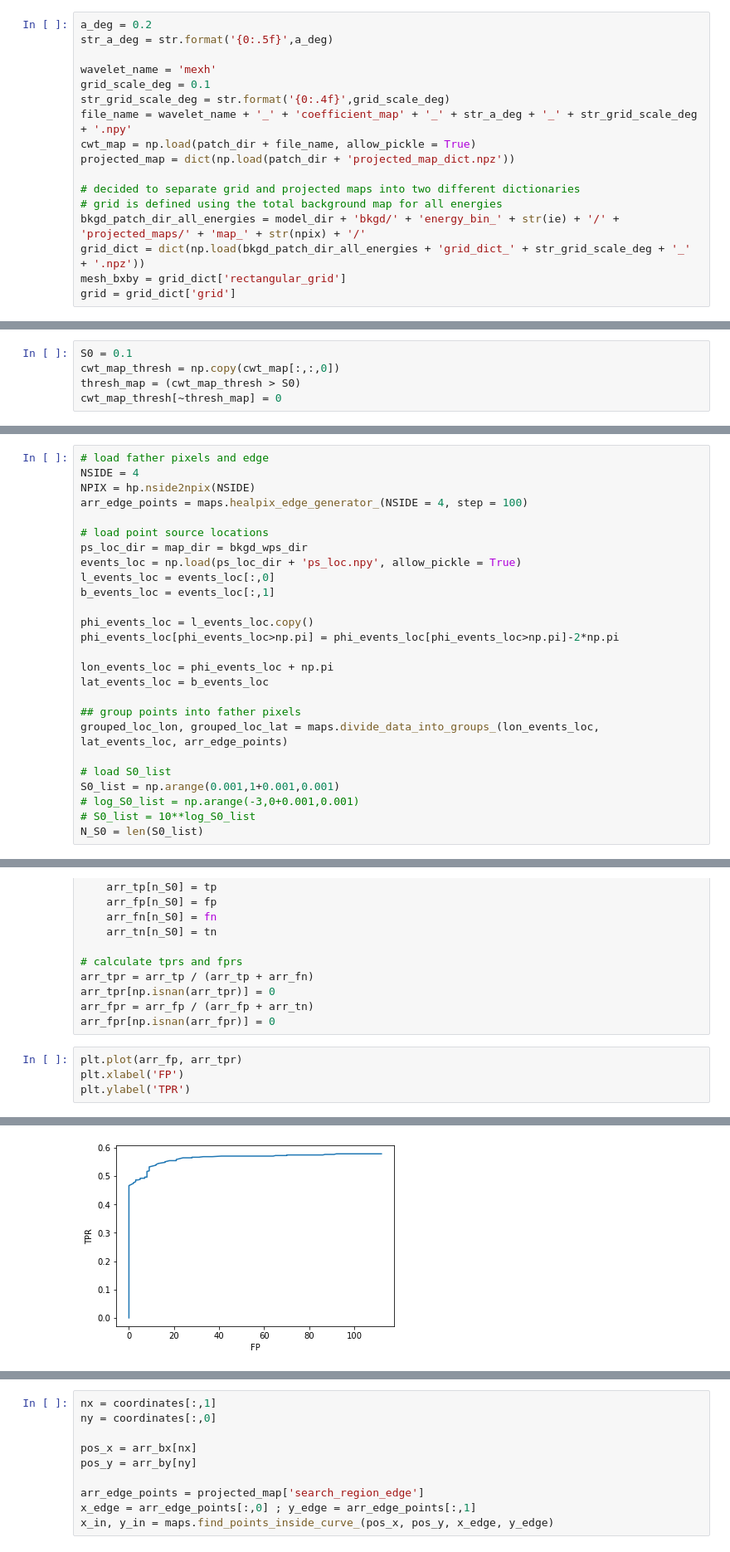
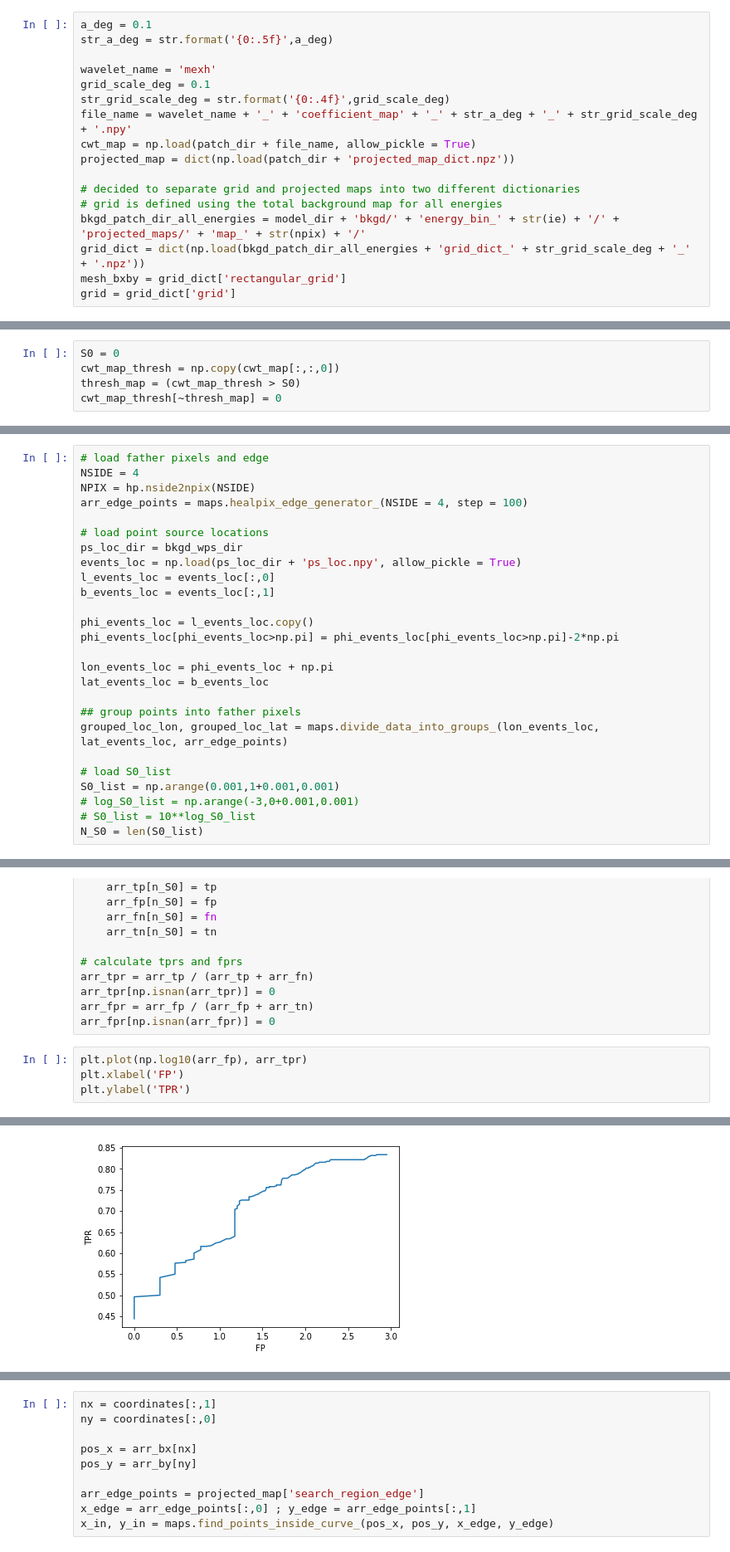
Before and after one commit to edwarddramirez/skysearch, a Jupyter notebook: roc_ilias.ipynb, the cells around one changed output, grey strips where cells are left out. Shown at 83% size. Drawn from its saved outputs; the diff is of its cells as text.

```diff
--- a/roc_ilias.ipynb
+++ b/roc_ilias.ipynb
@@ -59,7 +59,7 @@ data_dir = map_dir + 'projected_maps/'
 npix = 112
 patch_dir = data_dir + 'map_' + str(npix) + '/'
 # %%
-a_deg = 0.2
+a_deg = 0.1
 str_a_deg = str.format('{0:.5f}',a_deg)
 
 wavelet_name = 'mexh'
@@ -123,5 +123,5 @@ ax.axis('equal')
 # %%
-S0 = 0.1
+S0 = 0
 cwt_map_thresh = np.copy(cwt_map[:,:,0])
 thresh_map = (cwt_map_thresh > S0)
 cwt_map_thresh[~thresh_map] = 0
@@ -183,7 +183,7 @@ NPIX = hp.nside2npix(NSIDE)
 arr_edge_points = maps.healpix_edge_generator_(NSIDE = 4, step = 100)
 
 # load point source locations
-ps_loc_dir = map_dir = bkgd_wps_dir
+ps_loc_dir = bkgd_wps_dir
 events_loc = np.load(ps_loc_dir + 'ps_loc.npy', allow_pickle = True)
 l_events_loc = events_loc[:,0]
 b_events_loc = events_loc[:,1]
@@ -287,10 +287,10 @@ arr_tpr[np.isnan(arr_tpr)] = 0
 arr_fpr = arr_fp / (arr_fp + arr_tn)
 arr_fpr[np.isnan(arr_fpr)] = 0
 # %%
-plt.plot(arr_fp, arr_tpr)
+plt.plot(np.log10(arr_fp), arr_tpr)
 plt.xlabel('FP')
 plt.ylabel('TPR')
 # %% [output]
 Text(0, 0.5, 'TPR')
-[figure, old version]
+[figure, new version]
 # %%
```
Also changed, not shown: parts of 12 cells of this notebook, 1 other file.
